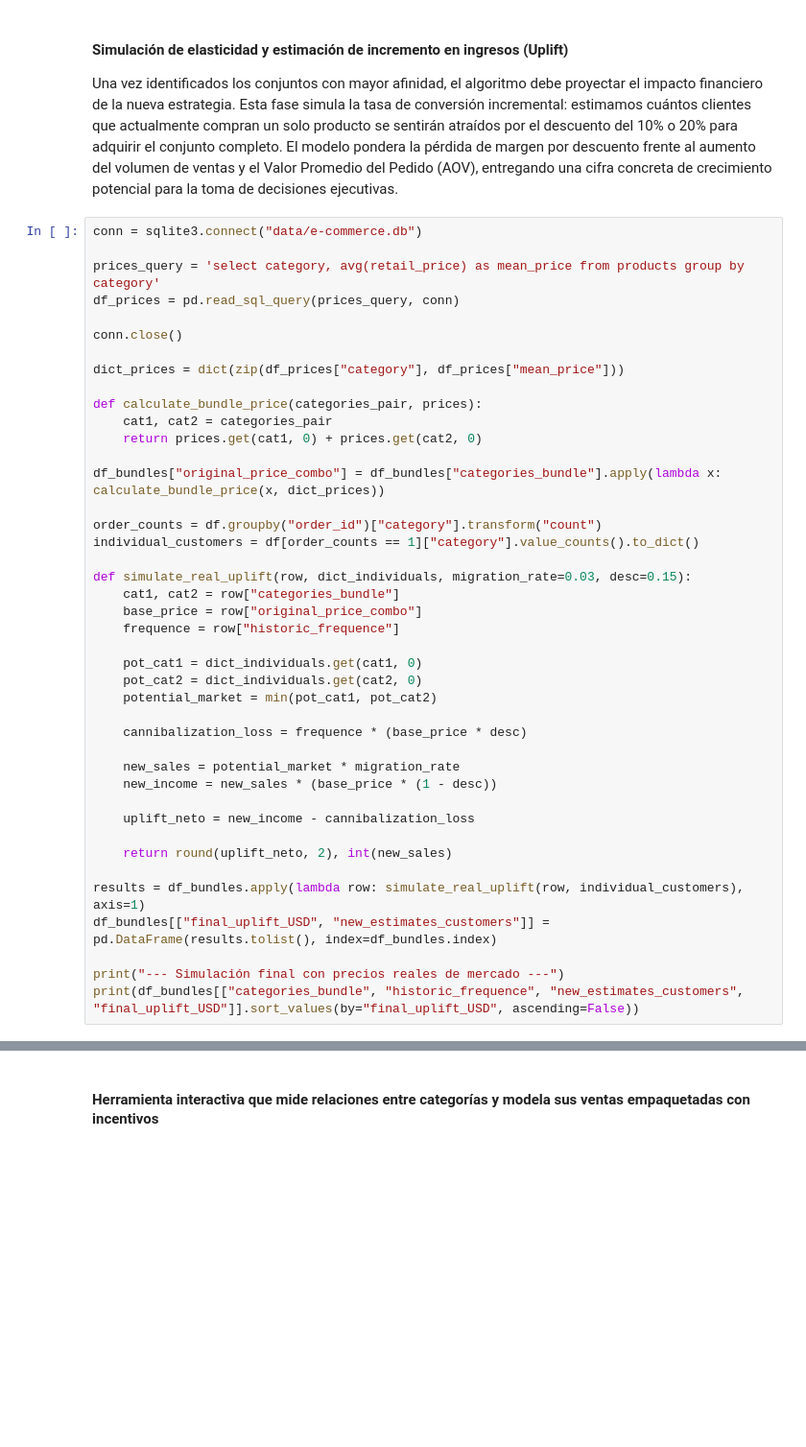
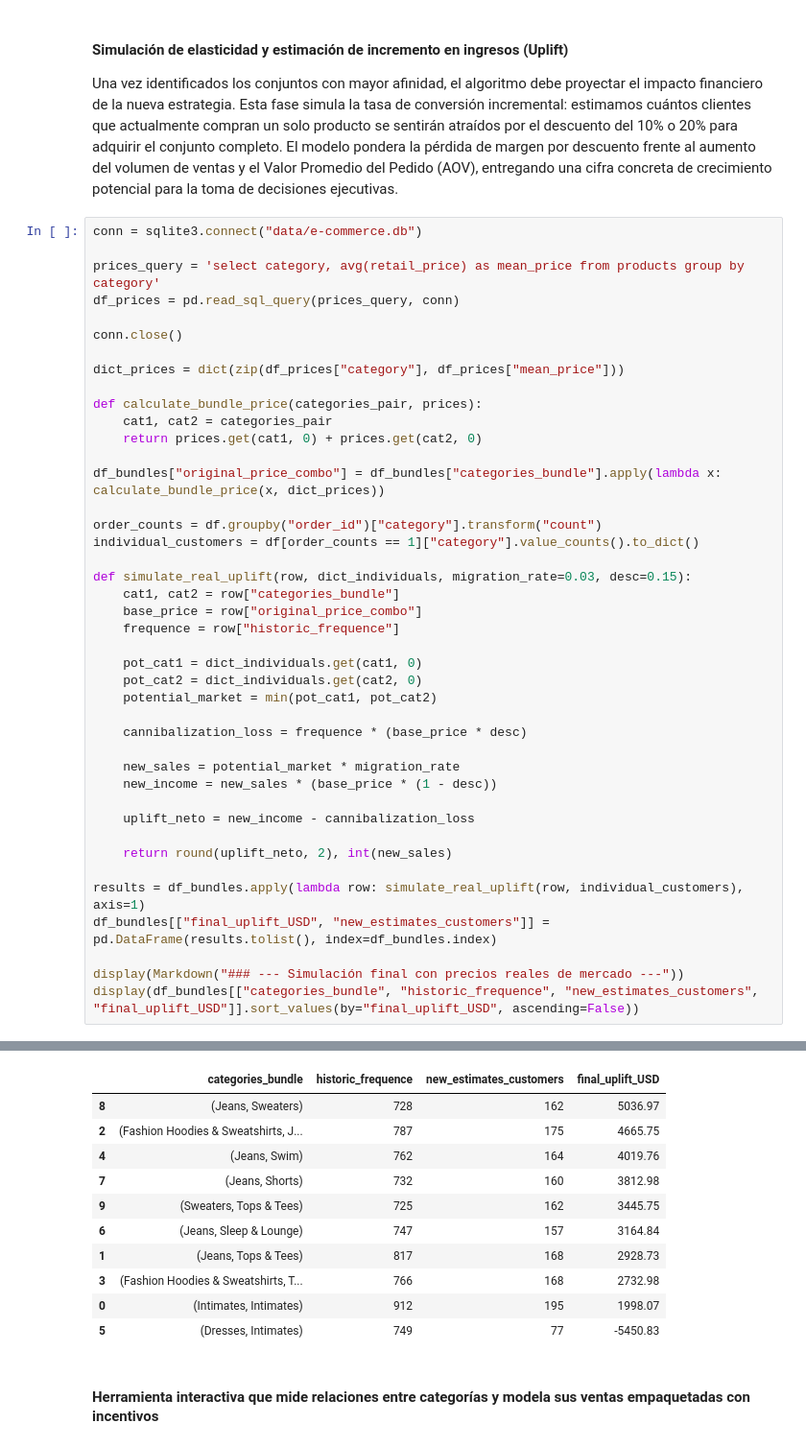
Before and after one commit to genagithub/proyecto-5, a Jupyter notebook: proyecto_5_uplift_modeling.ipynb, the cells around one changed output, grey strips where cells are left out. Shown at 96% size. Saved outputs shown, nothing was run; the diff lists cells and outputs as text; blank space fills up the shorter version.

```diff
--- a/proyecto_5_uplift_modeling.ipynb
+++ b/proyecto_5_uplift_modeling.ipynb
@@ -88,5 +110,6 @@ def simulate_real_uplift(row, dict_individuals, migration_rate=0.03, desc=0.15):
 results = df_bundles.apply(lambda row: simulate_real_uplift(row, individual_customers), axis=1)
 df_bundles[["final_uplift_USD", "new_estimates_customers"]] = pd.DataFrame(results.tolist(), index=df_bundles.index)
 
-print("--- Simulación final con precios reales de mercado ---")
-print(df_bundles[["categories_bundle", "historic_frequence", "new_estimates_customers", "final_uplift_USD"]].sort_values(by="final_uplift_USD", ascending=False))
+display(Markdown("### --- Simulación final con precios reales de mercado ---"))
+display(df_bundles[["categories_bundle", "historic_frequence", "new_estimates_customers", "final_uplift_USD"]].sort_values(by="final_uplift_USD", ascending=False))
+# %% [output]
@@ -93,3 +117,14 @@ print(df_bundles[["categories_bundle", "historic_frequence", "new_estimates_cust
+|  | categories_bundle | historic_frequence | new_estimates_customers | final_uplift_USD |
+| 8 | (Jeans, Sweaters) | 728 | 162 | 5036.97 |
+| 2 | (Fashion Hoodies & Sweatshirts, J... | 787 | 175 | 4665.75 |
+| 4 | (Jeans, Swim) | 762 | 164 | 4019.76 |
+| 7 | (Jeans, Shorts) | 732 | 160 | 3812.98 |
+| 9 | (Sweaters, Tops & Tees) | 725 | 162 | 3445.75 |
+| 6 | (Jeans, Sleep & Lounge) | 747 | 157 | 3164.84 |
+| 1 | (Jeans, Tops & Tees) | 817 | 168 | 2928.73 |
+| 3 | (Fashion Hoodies & Sweatshirts, T... | 766 | 168 | 2732.98 |
+| 0 | (Intimates, Intimates) | 912 | 195 | 1998.07 |
+| 5 | (Dresses, Intimates) | 749 | 77 | -5450.83 |
 # %% [markdown]
 #### Herramienta interactiva que mide relaciones entre categorías y modela sus ventas empaquetadas con incentivos
 # %%
```
Also changed, not shown: parts of 3 cells of this notebook.
